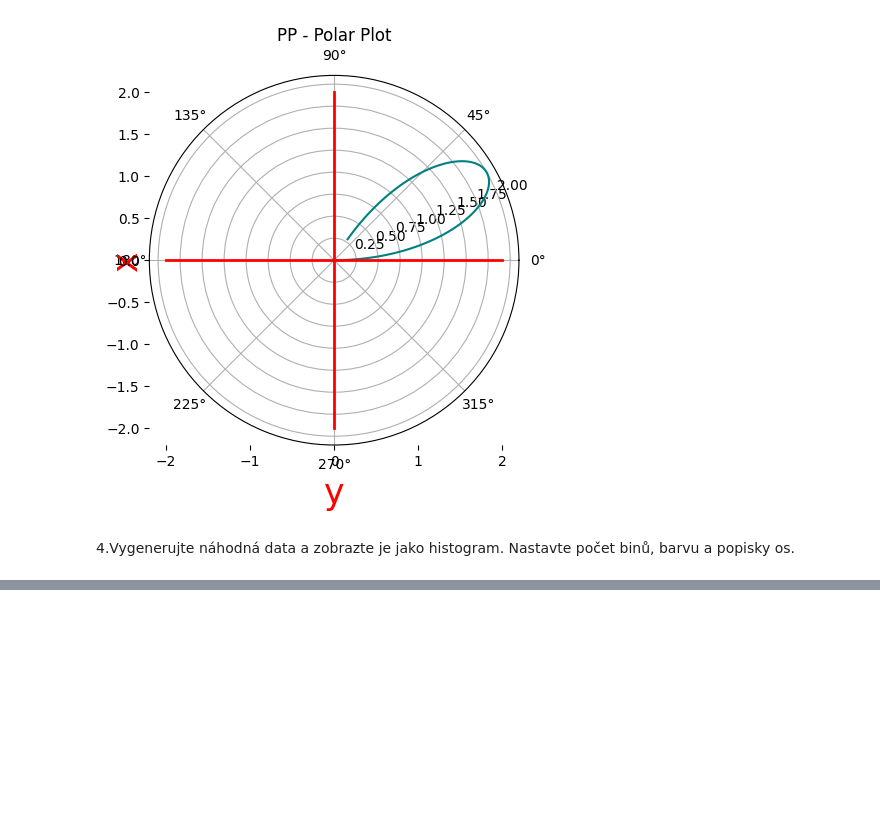
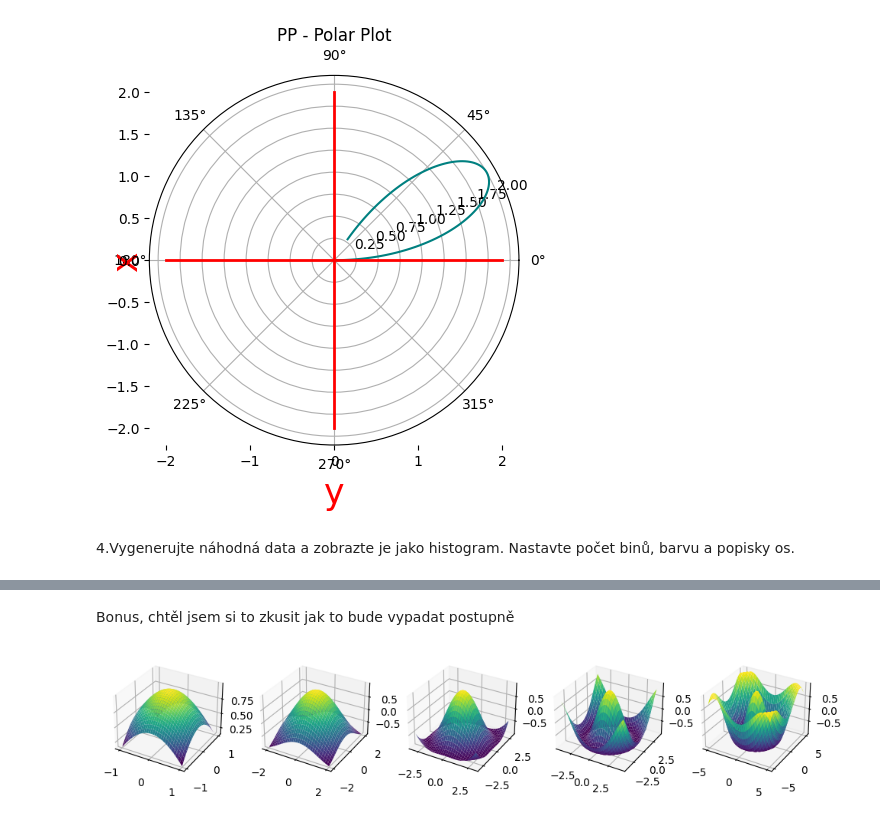
Before and after one commit to KLI0273/KLI0273_DU, a Jupyter notebook: week_05/week_05_du.ipynb, the cells around one changed output, grey strips where cells are left out. Drawn from its saved outputs; the diff is of its cells as text; code cells hidden in the pictures; blank space fills up the shorter version.

```diff
--- a/week_05/week_05_du.ipynb
+++ b/week_05/week_05_du.ipynb
@@ -74,0 +97,20 @@ plt.show()
+# %% [markdown]
+Bonus, chtěl jsem si to zkusit jak to bude vypadat postupně
+# %%
+def f(x, y):
+    return np.cos(np.sqrt(x ** 2 + y ** 2))
+
+fig = plt.figure( figsize=(12, 6))
+axs = fig.subplots(1, 5, subplot_kw={'projection': '3d'})
+
+for i, ax in enumerate(axs, 1):
+    x = np.linspace(-i, i, 30)
+    y = np.linspace(-i, i, 30)
+    X, Y = np.meshgrid(x, y)
+    Z = f(X, Y)
+
+    ax.plot_surface(X, Y, Z, cmap = 'viridis')
+
+plt.show()
+# %% [output]
+[figure, added]
```
Also changed, not shown: parts of 10 cells of this notebook, 2 other files.
